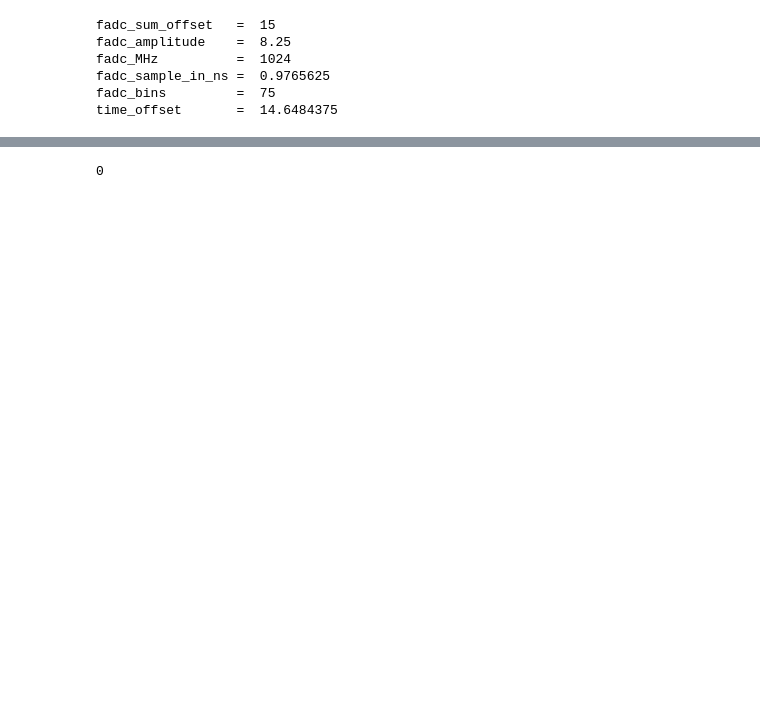
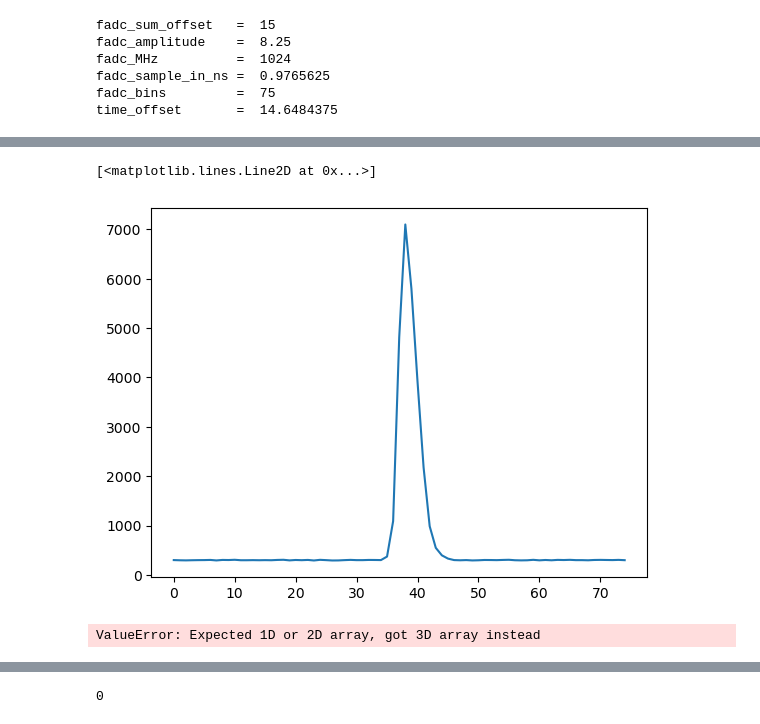
Before and after one commit to burmist-git/AdvCamTrigger, a Jupyter notebook: wf_ana.ipynb, the cells around one changed output, grey strips where cells are left out. Drawn from its saved outputs; the diff is of its cells as text; code cells hidden in the pictures; blank space fills up the shorter version.

```diff
--- a/wf_ana.ipynb
+++ b/wf_ana.ipynb
@@ -66,4 +150,4 @@ wf_arr = [pkl.load(open(thefile, 'rb')) for thefile in wf_pkl_list]
 # %%
-for i in range(len(wf_arr)):
-    wf_arr[i]=wf_arr[i].reshape((wf_arr[i].shape[0]*wf_arr[i].shape[2],wf_arr[i].shape[1]))
+#for i in range(len(wf_arr)):
+#    wf_arr[i]=wf_arr[i].reshape((wf_arr[i].shape[0]*wf_arr[i].shape[2],wf_arr[i].shape[1]))
 # %%
@@ -98,0 +212,9 @@ list
+# %%
+plt.plot(wf_arr[2][4047,:,500])
+# %% [output]
+[<matplotlib.lines.Line2D at 0x...>]
+[figure, added]
+# %%
+np.savetxt('dat_000.csv',wf_arr[0],delimiter=' ')
+# %% [output]
+ValueError: Expected 1D or 2D array, got 3D array instead
```
Also changed, not shown: parts of 33 cells of this notebook, 23 other files.
